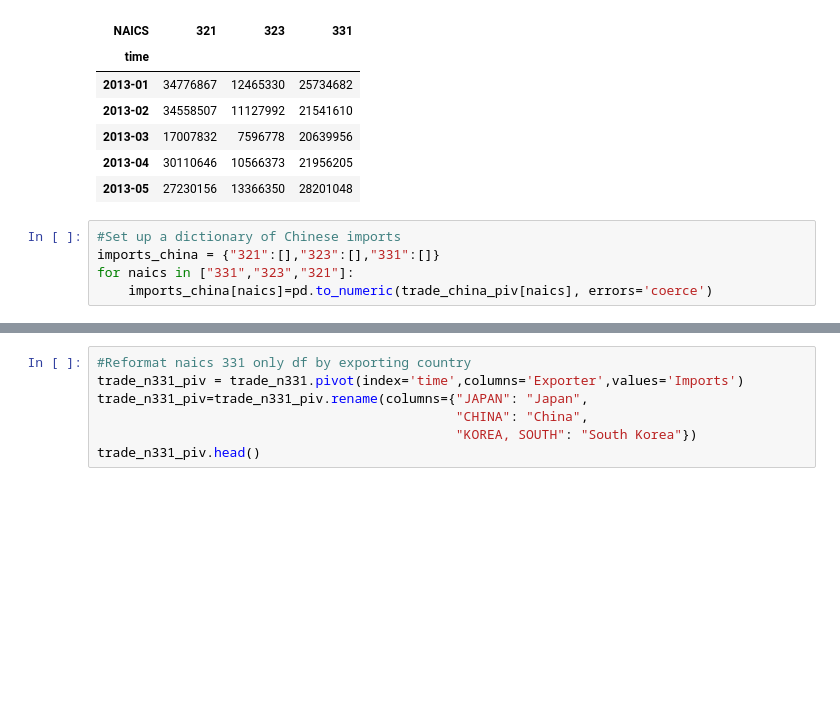
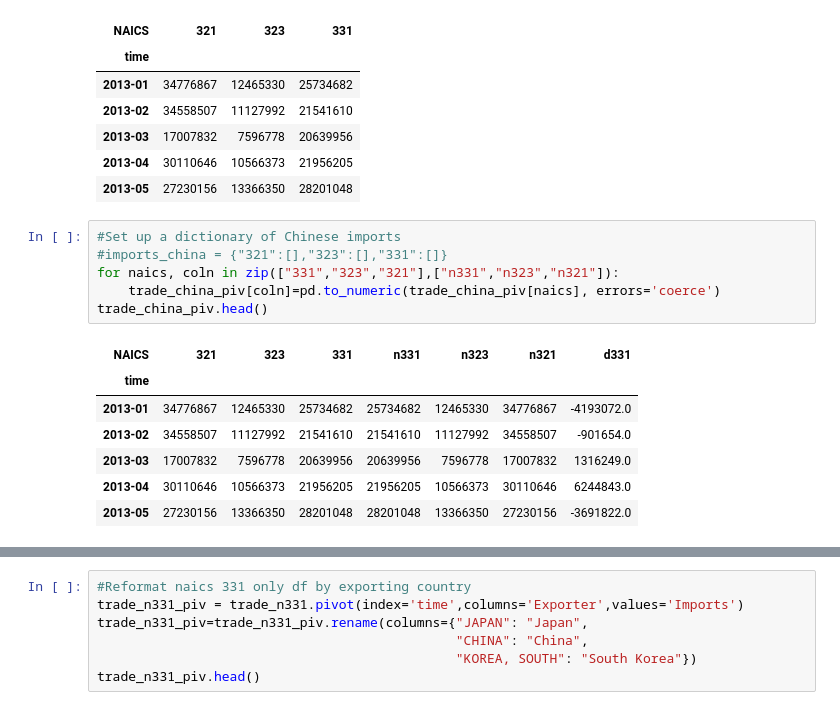
Before and after one commit to christinamarpar/GW-project-1, a Jupyter notebook: 1_Trade/trade.ipynb, the cells around one changed output, grey strips where cells are left out. Drawn from its saved outputs; the diff is of its cells as text; blank space fills up the shorter version.

```diff
--- a/1_Trade/trade.ipynb
+++ b/1_Trade/trade.ipynb
@@ -151,6 +152,15 @@ trade_china_piv.head()
 | 2013-05 | 27230156 | 13366350 | 28201048 |
 # %%
 #Set up a dictionary of Chinese imports
-imports_china = {"321":[],"323":[],"331":[]}
-for naics in ["331","323","321"]:
-    imports_china[naics]=pd.to_numeric(trade_china_piv[naics], errors='coerce')
+#imports_china = {"321":[],"323":[],"331":[]}
+for naics, coln in zip(["331","323","321"],["n331","n323","n321"]):
+    trade_china_piv[coln]=pd.to_numeric(trade_china_piv[naics], errors='coerce')
+trade_china_piv.head()
+# %% [output]
+| NAICS | 321 | 323 | 331 | n331 | n323 | n321 | d331 |
+| time |  |  |  |  |  |  |  |
+| 2013-01 | 34776867 | 12465330 | 25734682 | 25734682 | 12465330 | 34776867 | -4193072.0 |
+| 2013-02 | 34558507 | 11127992 | 21541610 | 21541610 | 11127992 | 34558507 | -901654.0 |
+| 2013-03 | 17007832 | 7596778 | 20639956 | 20639956 | 7596778 | 17007832 | 1316249.0 |
+| 2013-04 | 30110646 | 10566373 | 21956205 | 21956205 | 10566373 | 30110646 | 6244843.0 |
+| 2013-05 | 27230156 | 13366350 | 28201048 | 28201048 | 13366350 | 27230156 | -3691822.0 |
```
Also changed, not shown: parts of 6 cells of this notebook, 3 other files.
